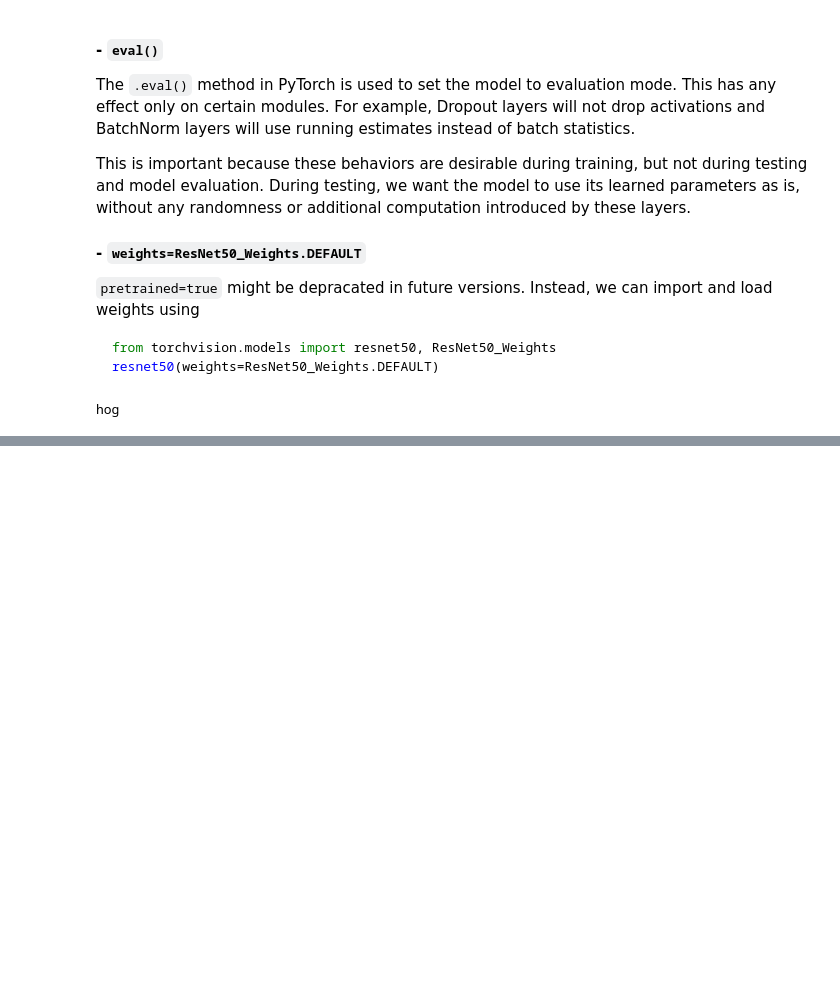
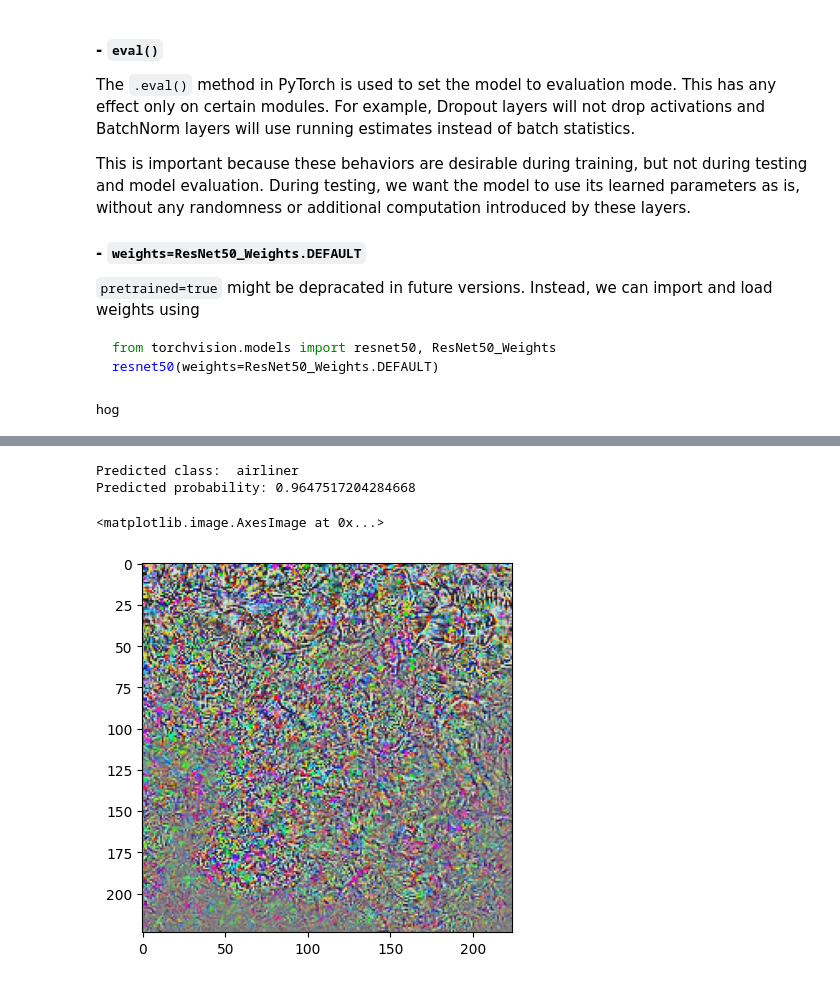
Before and after one commit to zlxlty/RAdversarial, a Jupyter notebook: reading_notes/skylu/chapter1.ipynb, the cells around one changed output, grey strips where cells are left out. Drawn from its saved outputs; the diff is of its cells as text; code cells hidden in the pictures; blank space fills up the shorter version.

```diff
--- a/reading_notes/skylu/chapter1.ipynb
+++ b/reading_notes/skylu/chapter1.ipynb
@@ -99,0 +165,15 @@ hog
+# %%
+delta = torch.zeros_like(pig_tensor, requires_grad=True)
+opt = optim.SGD([delta], lr=5e-3)
+
+for t in range(100):
+    pred = model(norm(pig_tensor + delta))
+    loss = (-nn.CrossEntropyLoss()(pred, torch.LongTensor([341])) +
+            nn.CrossEntropyLoss()(pred, torch.LongTensor([404])))
+    if t % 10 == 0:
+        print(t, loss.item())
+
+    opt.zero_grad()
+    loss.backward()
+    opt.step()
+    delta.data.clamp_(-epsilon, epsilon)
@@ -99,0 +191,12 @@ hog
+# %%
+max_class = pred.max(dim=1)[1].item()
+print("Predicted class: ", imagenet_classes[max_class])
+print("Predicted probability:", nn.Softmax(dim=1)(pred)[0,max_class].item())
+# %% [output]
+Predicted class:  airliner
+Predicted probability: 0.9647517204284668
+# %%
+plt.imshow((50*delta+0.5)[0].detach().numpy().transpose(1,2,0))
+# %% [output]
+<matplotlib.image.AxesImage at 0x...>
+[figure, added]
```
Also changed, not shown: parts of 8 cells of this notebook, 9 other files.
